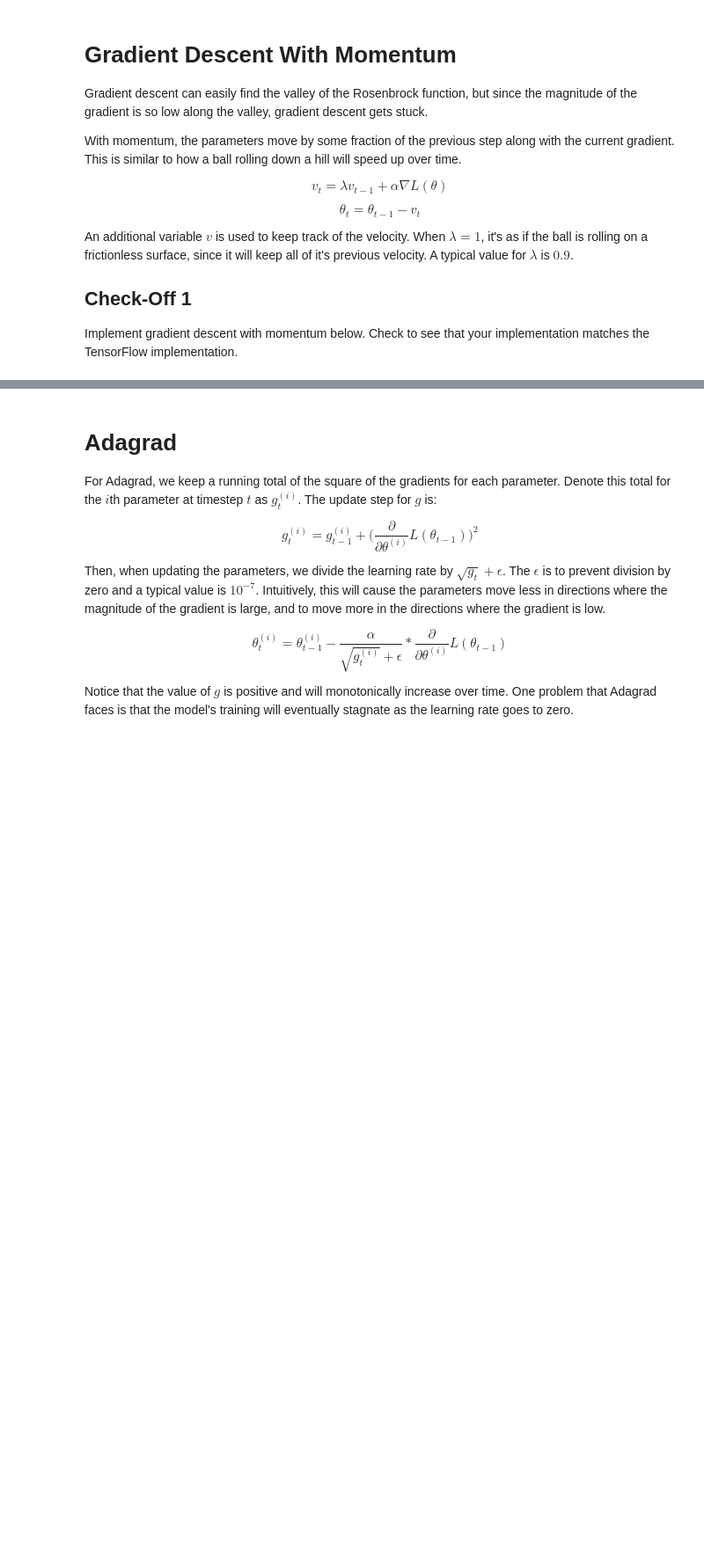
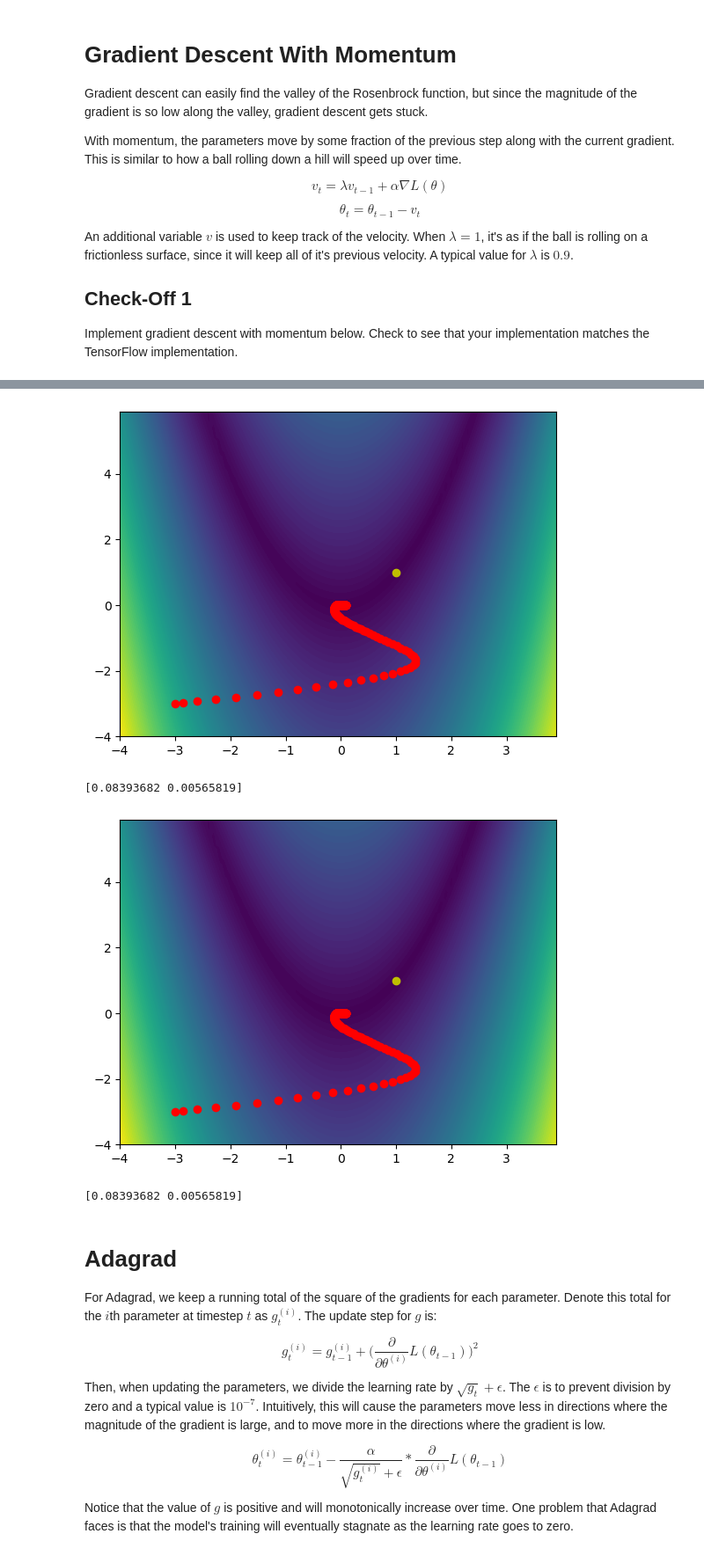
Before and after one commit to ThiagoMueller/csci2470labs, a Jupyter notebook: 2470_lab2/2470_lab2.ipynb, the cells around one changed output, grey strips where cells are left out. Shown at 88% size. Drawn from its saved outputs; the diff is of its cells as text; code cells hidden in the pictures; blank space fills up the shorter version.

```diff
--- a/2470_lab2/2470_lab2.ipynb
+++ b/2470_lab2/2470_lab2.ipynb
@@ -141,7 +142,10 @@ class SGDMomentum:
     gradients, parameters = grads_and_vars[0]
 
     # TODO: Implement
-    self.v = ?
-    parameters.assign(?)
+    self.v = self.lambda_ * self.v + self.learning_rate * gradients
+
+    # Update parameters using the velocity
+    parameters.assign(parameters - self.v)
 
 print(optimize(SGDMomentum(learning_rate=learning_rate)))
+# %% [output]
@@ -148,3 +153,7 @@ print(optimize(SGDMomentum(learning_rate=learning_rate)))
+[figure, added]
+[0.08393682 0.00565819]
+[figure, added]
+[0.08393682 0.00565819]
 # %% [markdown]
 # Adagrad
 
```
Also changed, not shown: parts of 9 cells of this notebook, 4 other files.
